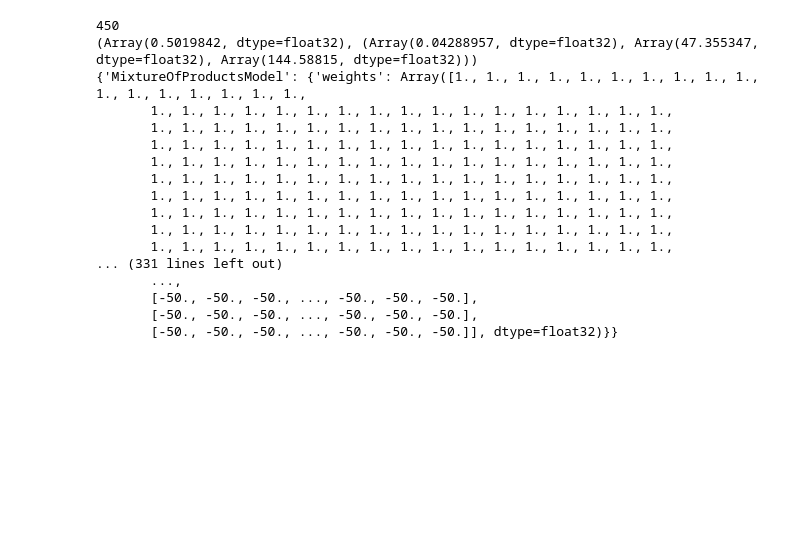
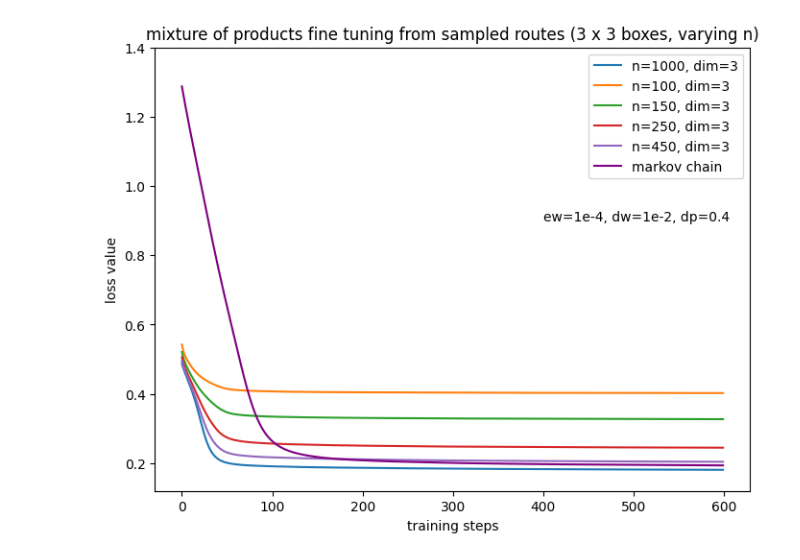
Before and after one commit to jacobe90/birdflow_mixture_of_products, a Jupyter notebook: visualizations.ipynb, the cells around one changed output. Saved outputs shown, nothing was run; the diff lists cells and outputs as text; code cells hidden in the pictures; blank space fills up the shorter version.

Commit message:
fine tuning experiment & results

```diff
--- a/visualizations.ipynb
+++ b/visualizations.ipynb
@@ -80,27 +83,48 @@ plt.show()
-# %%
-storage_dir = "/work/pi_drsheldon_umass_edu/birdflow_modeling/jacob_independent_study/mixture_of_products/experiments/mixture_of_products_from_sampled_routes"
-with open(os.path.join(storage_dir, 'amewoo_mop_from_routes_params_and_losses_48_obs1.0_ent0.0001_dist0.01_pow0.4_radius1_n450.pkl'), 'rb') as f:
-    mop_from_routes_results = pickle.load(f)
-losses = mop_from_routes_results['losses']
-params = mop_from_routes_results['params']
-print(len(params['MixtureOfProductsModel']['weights']))
-print(losses)
-print(params)
-# %% [output]
-450
-(Array(0.5019842, dtype=float32), (Array(0.04288957, dtype=float32), Array(47.355347, dtype=float32), Array(144.58815, dtype=float32)))
-{'MixtureOfProductsModel': {'weights': Array([1., 1., 1., 1., 1., 1., 1., 1., 1., 1., 1., 1., 1., 1., 1., 1., 1.,
-       1., 1., 1., 1., 1., 1., 1., 1., 1., 1., 1., 1., 1., 1., 1., 1., 1.,
-       1., 1., 1., 1., 1., 1., 1., 1., 1., 1., 1., 1., 1., 1., 1., 1., 1.,
-       1., 1., 1., 1., 1., 1., 1., 1., 1., 1., 1., 1., 1., 1., 1., 1., 1.,
-       1., 1., 1., 1., 1., 1., 1., 1., 1., 1., 1., 1., 1., 1., 1., 1., 1.,
-       1., 1., 1., 1., 1., 1., 1., 1., 1., 1., 1., 1., 1., 1., 1., 1., 1.,
-       1., 1., 1., 1., 1., 1., 1., 1., 1., 1., 1., 1., 1., 1., 1., 1., 1.,
-       1., 1., 1., 1., 1., 1., 1., 1., 1., 1., 1., 1., 1., 1., 1., 1., 1.,
-       1., 1., 1., 1., 1., 1., 1., 1., 1., 1., 1., 1., 1., 1., 1., 1., 1.,
-       1., 1., 1., 1., 1., 1., 1., 1., 1., 1., 1., 1., 1., 1., 1., 1., 1.,
-... (331 lines left out)
-       ...,
-       [-50., -50., -50., ..., -50., -50., -50.],
-       [-50., -50., -50., ..., -50., -50., -50.],
-       [-50., -50., -50., ..., -50., -50., -50.]], dtype=float32)}}
+# %%
+import pickle
+import os
+import numpy as np
+from matplotlib import pyplot as plt
+
+losses = {}
+box_size = 3
+storage_dir = "/work/pi_drsheldon_umass_edu/birdflow_modeling/jacob_independent_study/mixture_of_products/experiments/initialize_with_mc_sampled_components/"
+for fname in list(filter(lambda fname: "losses" in fname, os.listdir(storage_dir))):
+    n = int(fname.split('_')[-4].strip('n'))
+    dim = int(fname.split('_')[-2].strip('dim'))
+    with open(os.path.join(storage_dir, fname), 'rb') as f:
+        losses[f'{n}_{dim}'] = pickle.load(f)['total']
+
+with open('/work/pi_drsheldon_umass_edu/birdflow_modeling/jacob_independent_study/mixture_of_products/experiments/markov_chain_baselines/markov_losses_amewoo_48_obs1.0_ent0.0001_dist0.01_pow0.4.pkl', 'rb') as f:
+    markov_losses = pickle.load(f)['total']
+
+fig, ax = plt.subplots(1, 1, figsize=(8, 6))
+
+for key in sorted(losses.keys()):
+    n, dim = list(map(int, key.split('_')))
+    if dim==box_size:
+        ax.plot(losses[key], label=f"n={n}, dim={dim}")
+
+# storage_dir = "/work/pi_drsheldon_umass_edu/birdflow_modeling/jacob_independent_study/mixture_of_products/experiments/mixture_of_products_from_sampled_routes"
+# for fname in os.listdir(storage_dir):
+#     if 'params' in fname:
+#         with open(os.path.join(storage_dir, fname), 'rb') as f:
+#             mop_from_routes_results = pickle.load(f)
+#         n_routes = mop_from_routes_results['n']
+#         ys = np.empty(2)
+#         ys.fill(mop_from_routes_results['losses'][0])
+#         if mop_from_routes_results['radius'] == 1:
+#             ax.plot([0, 600], ys, label=f'{n_routes} routes', linestyle='dotted')
+
+ax.plot(markov_losses, label="markov chain", color="purple")
+ax.legend(loc="upper right")
+ax.set(
+    xlabel=f"training steps",
+    ylabel=f"loss value",
+    title=f"mixture of products fine tuning from sampled routes ({box_size} x {box_size} boxes, varying n)",
+    ylim=(0.12, 1.4)
+)
+ax.text(400, 0.90, "ew=1e-4, dw=1e-2, dp=0.4")
+plt.show()
+# %% [output]
+[figure, added]
```
Also changed, not shown: parts of 3 cells of this notebook, 8 other files.
